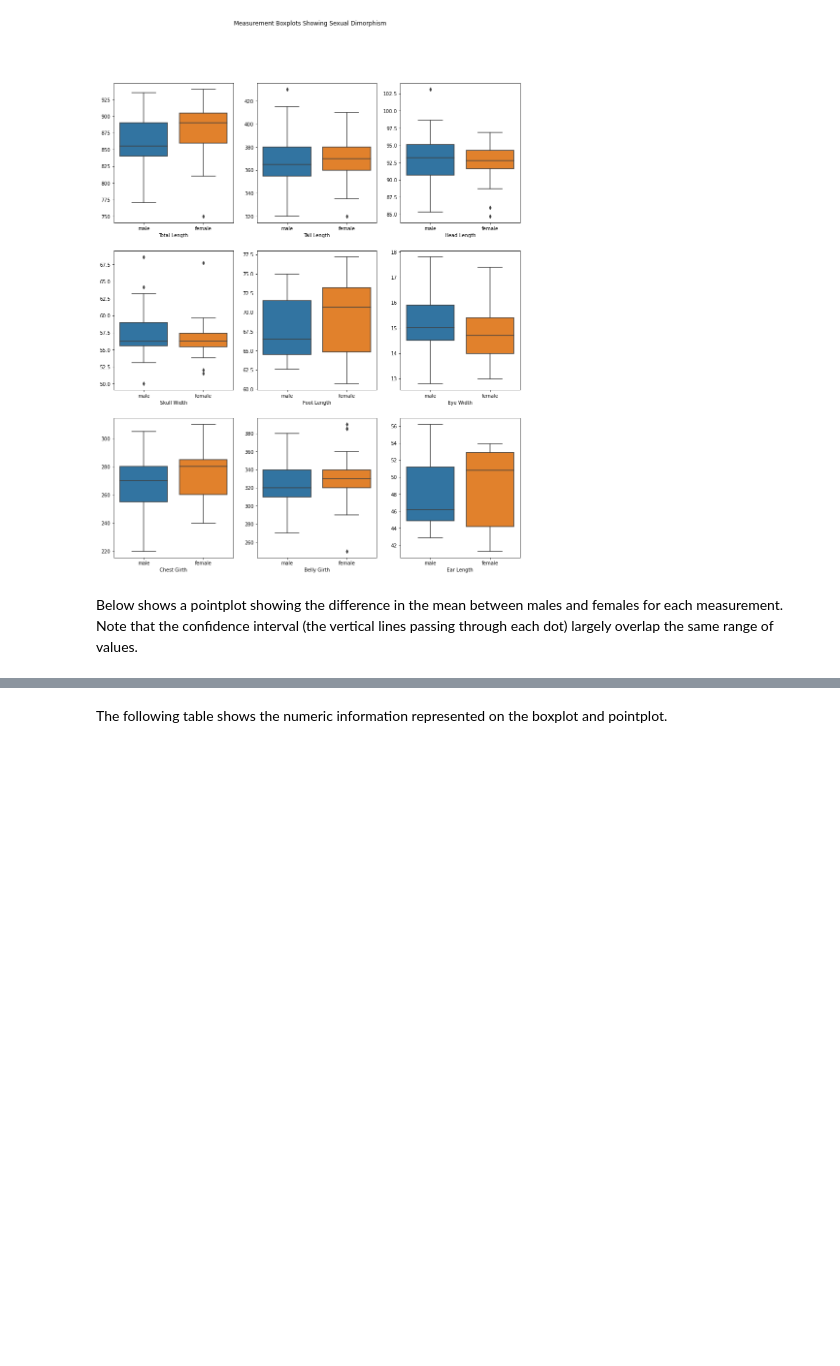
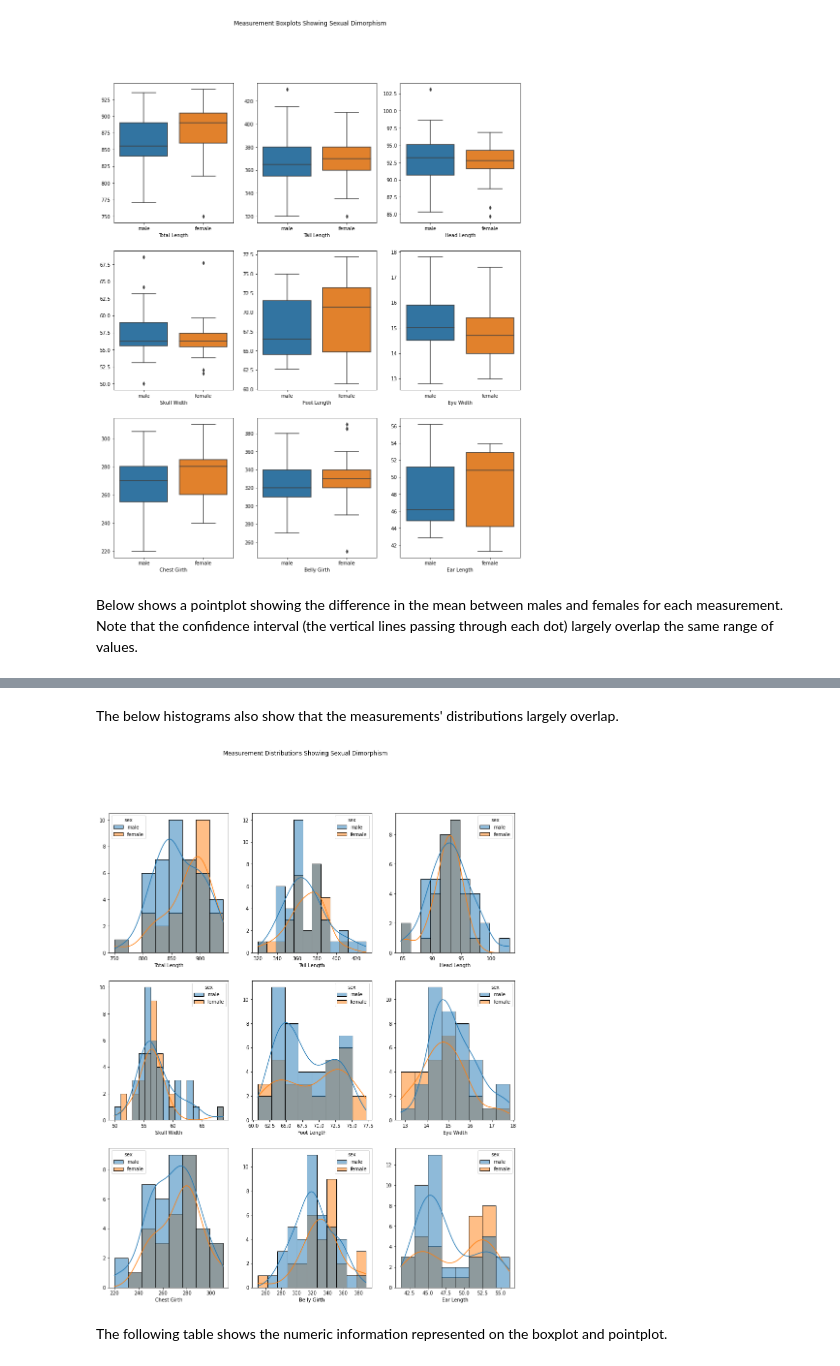
Before and after one commit to stephenfitzsimon/possum-regression, a Jupyter notebook: possum_models.ipynb, the cells around one changed output, grey strips where cells are left out. Drawn from its saved outputs; the diff is of its cells as text; code cells hidden in the pictures; blank space fills up the shorter version.

```diff
--- a/possum_models.ipynb
+++ b/possum_models.ipynb
@@ -265,3 +275,9 @@ explore_target_sex.make_pointplot(train)
+# %% [markdown]
+The below histograms also show that the measurements' distributions largely overlap.
+# %%
+explore_target_sex.make_histograms_by_sex(train)
+# %% [output]
+[figure, added]
 # %% [markdown]
 The following table shows the numeric information represented on the boxplot and pointplot.
 # %%
```
Also changed, not shown: parts of 9 cells of this notebook, 1 other file.
